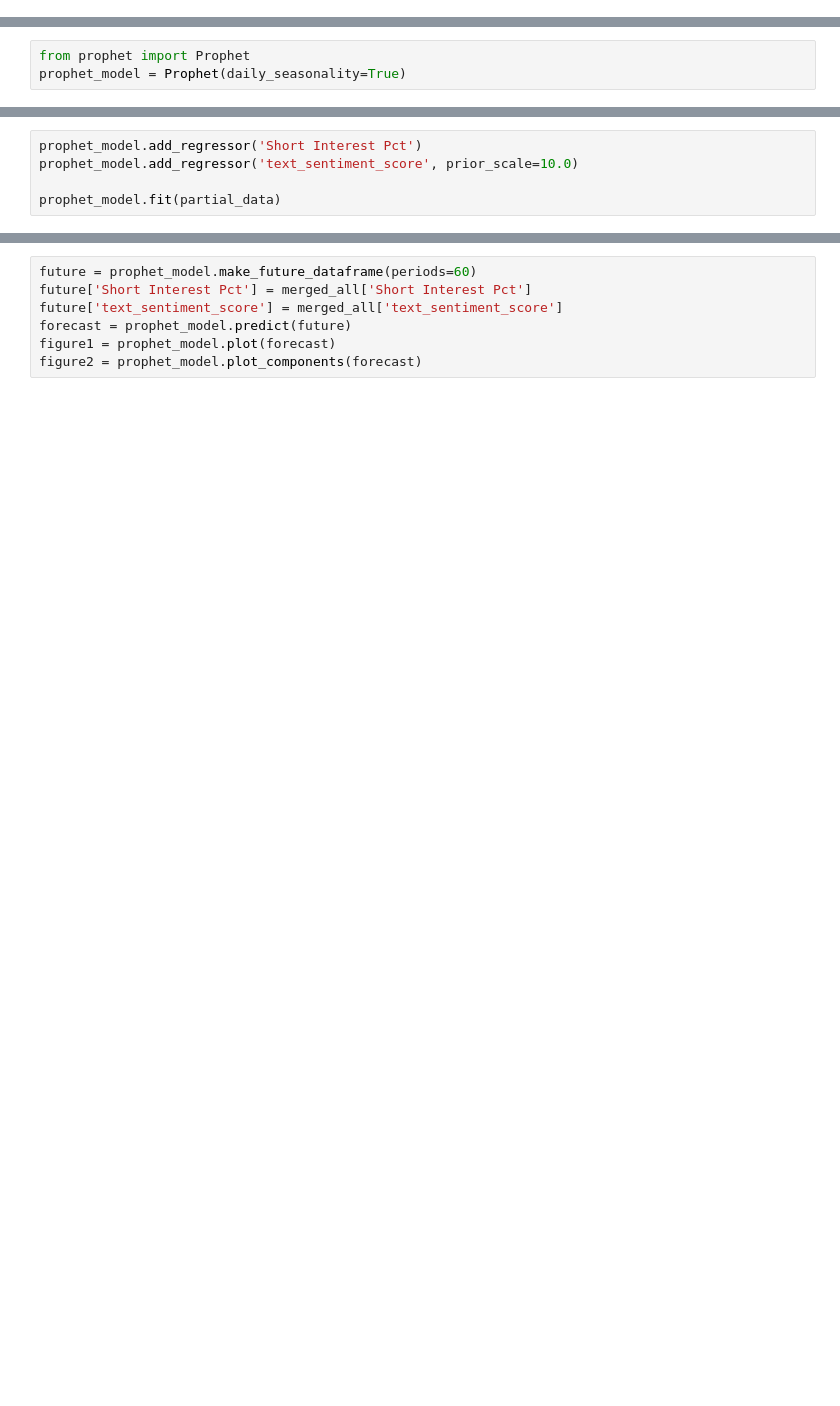
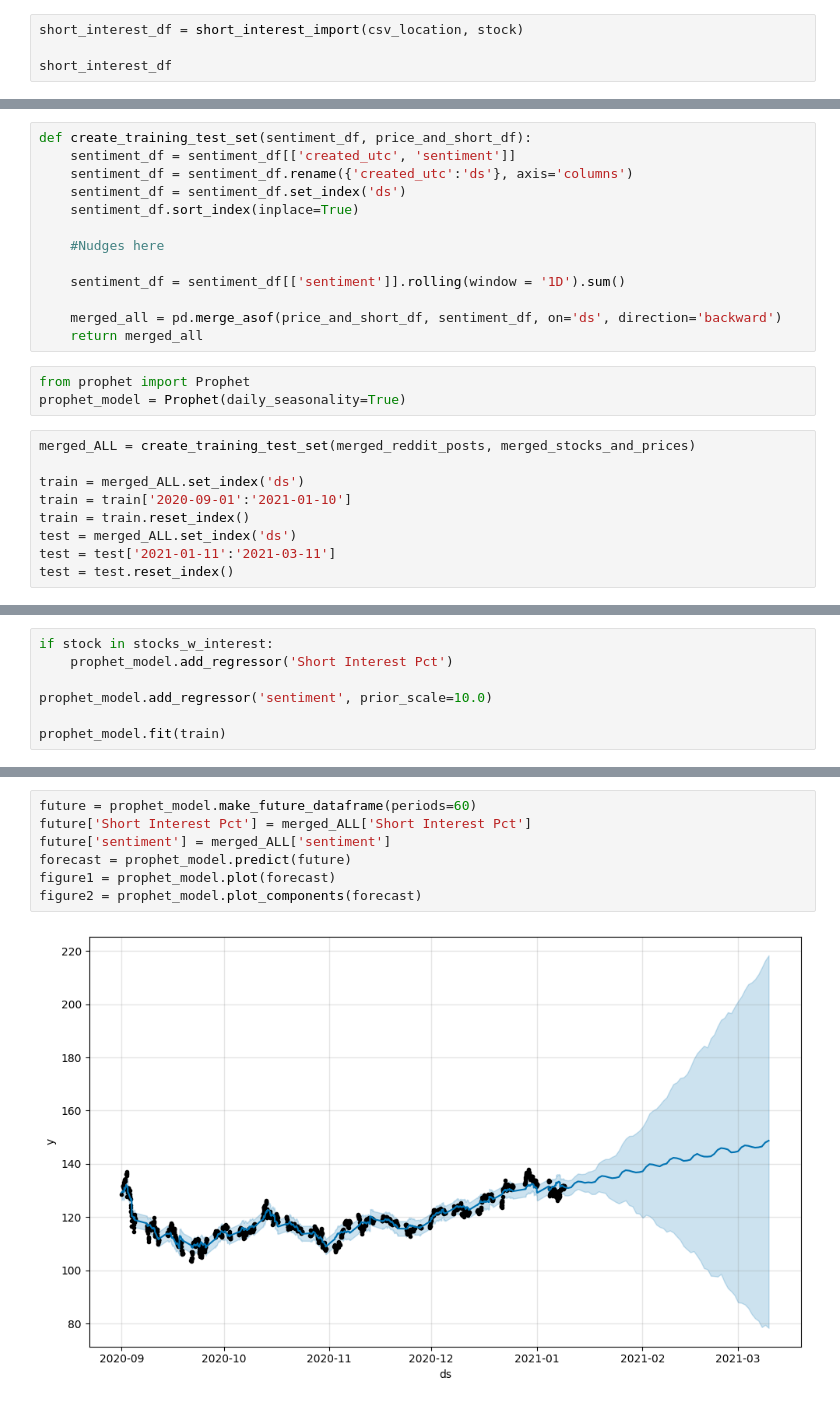
Before and after one commit to SaberQ19/socioPhysics_DiamondHands, a Jupyter notebook: StocksAndPostsv2.ipynb, the cells around one changed output, grey strips where cells are left out. Cells and saved outputs as stored; diff of their text form; blank space fills up the shorter version.

Commit message:
Added proper prophet pipeline (all stocks)

```diff
--- a/StocksAndPostsv2.ipynb
+++ b/StocksAndPostsv2.ipynb
@@ -464,0 +209,4 @@ sentiment_values['created_utc'] = pd.to_datetime(sentiment_values['created_utc']
+# %%
+short_interest_df = short_interest_import(csv_location, stock)
+
+short_interest_df
@@ -586,3 +360,25 @@ redditPosts
+# %%
+def create_training_test_set(sentiment_df, price_and_short_df):
+    sentiment_df = sentiment_df[['created_utc', 'sentiment']]
+    sentiment_df = sentiment_df.rename({'created_utc':'ds'}, axis='columns')
+    sentiment_df = sentiment_df.set_index('ds')
+    sentiment_df.sort_index(inplace=True)
+
+    #Nudges here
+
+    sentiment_df = sentiment_df[['sentiment']].rolling(window = '1D').sum()
+
+    merged_all = pd.merge_asof(price_and_short_df, sentiment_df, on='ds', direction='backward')
+    return merged_all
 # %%
 from prophet import Prophet
 prophet_model = Prophet(daily_seasonality=True)
+# %%
+merged_ALL = create_training_test_set(merged_reddit_posts, merged_stocks_and_prices)
+
+train = merged_ALL.set_index('ds')
+train = train['2020-09-01':'2021-01-10']
+train = train.reset_index()
+test = merged_ALL.set_index('ds')
+test = test['2021-01-11':'2021-03-11']
+test = test.reset_index()
@@ -589,5 +401,7 @@ prophet_model = Prophet(daily_seasonality=True)
 # %%
-prophet_model.add_regressor('Short Interest Pct')
-prophet_model.add_regressor('text_sentiment_score', prior_scale=10.0)
+if stock in stocks_w_interest:
+    prophet_model.add_regressor('Short Interest Pct')
 
-prophet_model.fit(partial_data)
+prophet_model.add_regressor('sentiment', prior_scale=10.0)
+
+prophet_model.fit(train)
@@ -594,7 +412,9 @@ prophet_model.fit(partial_data)
 # %%
 future = prophet_model.make_future_dataframe(periods=60)
-future['Short Interest Pct'] = merged_all['Short Interest Pct']
-future['text_sentiment_score'] = merged_all['text_sentiment_score']
+future['Short Interest Pct'] = merged_ALL['Short Interest Pct']
+future['sentiment'] = merged_ALL['sentiment']
 forecast = prophet_model.predict(future)
 figure1 = prophet_model.plot(forecast)
 figure2 = prophet_model.plot_components(forecast)
+# %% [output]
+[figure, added]
```
Also changed, not shown: parts of 41 cells of this notebook.
